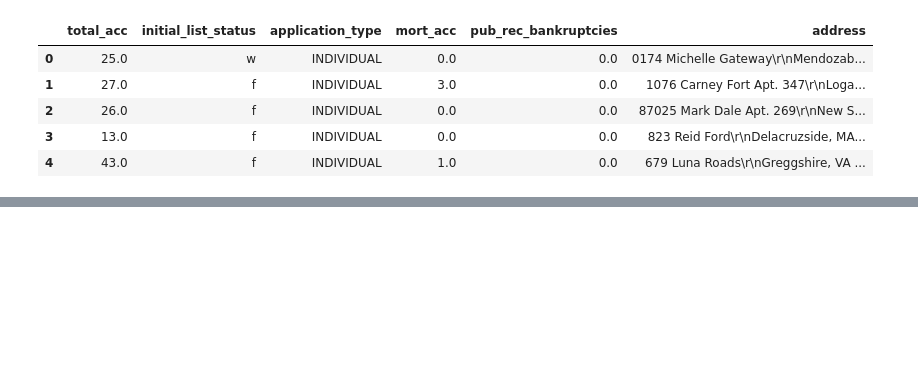
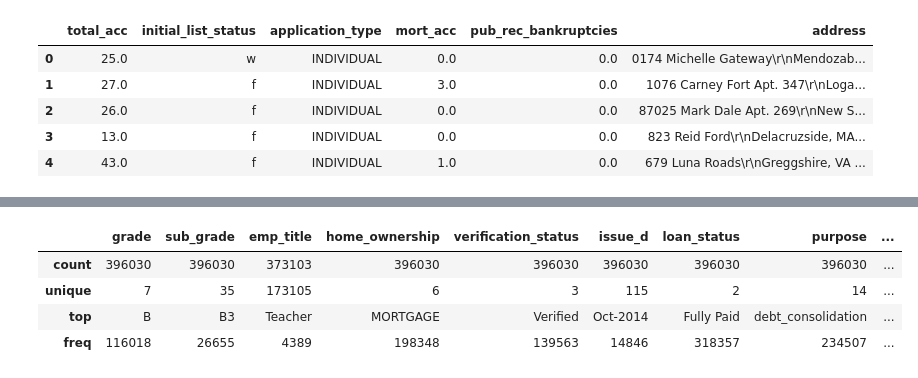
Before and after one commit to akshaykumar2972/Banking-Data-Analysis, a Jupyter notebook: Banking_Data_Analysis.ipynb, the cells around one changed output, grey strips where cells are left out. Cells and saved outputs as stored; diff of their text form; code cells hidden in the pictures; blank space fills up the shorter version.

```diff
--- a/Banking_Data_Analysis.ipynb
+++ b/Banking_Data_Analysis.ipynb
@@ -103,0 +244,8 @@ memory usage: 81.6+ MB
+# %%
+df.describe(include='object')
+# %% [output]
+|  | grade | sub_grade | emp_title | home_ownership | verification_status | issue_d | loan_status | purpose | ... |
+| count | 396030 | 396030 | 373103 | 396030 | 396030 | 396030 | 396030 | 396030 | ... |
+| unique | 7 | 35 | 173105 | 6 | 3 | 115 | 2 | 14 | ... |
+| top | B | B3 | Teacher | MORTGAGE | Verified | Oct-2014 | Fully Paid | debt_consolidation | ... |
+| freq | 116018 | 26655 | 4389 | 198348 | 139563 | 14846 | 318357 | 234507 | ... |
```
Also changed, not shown: parts of 10 cells of this notebook.
